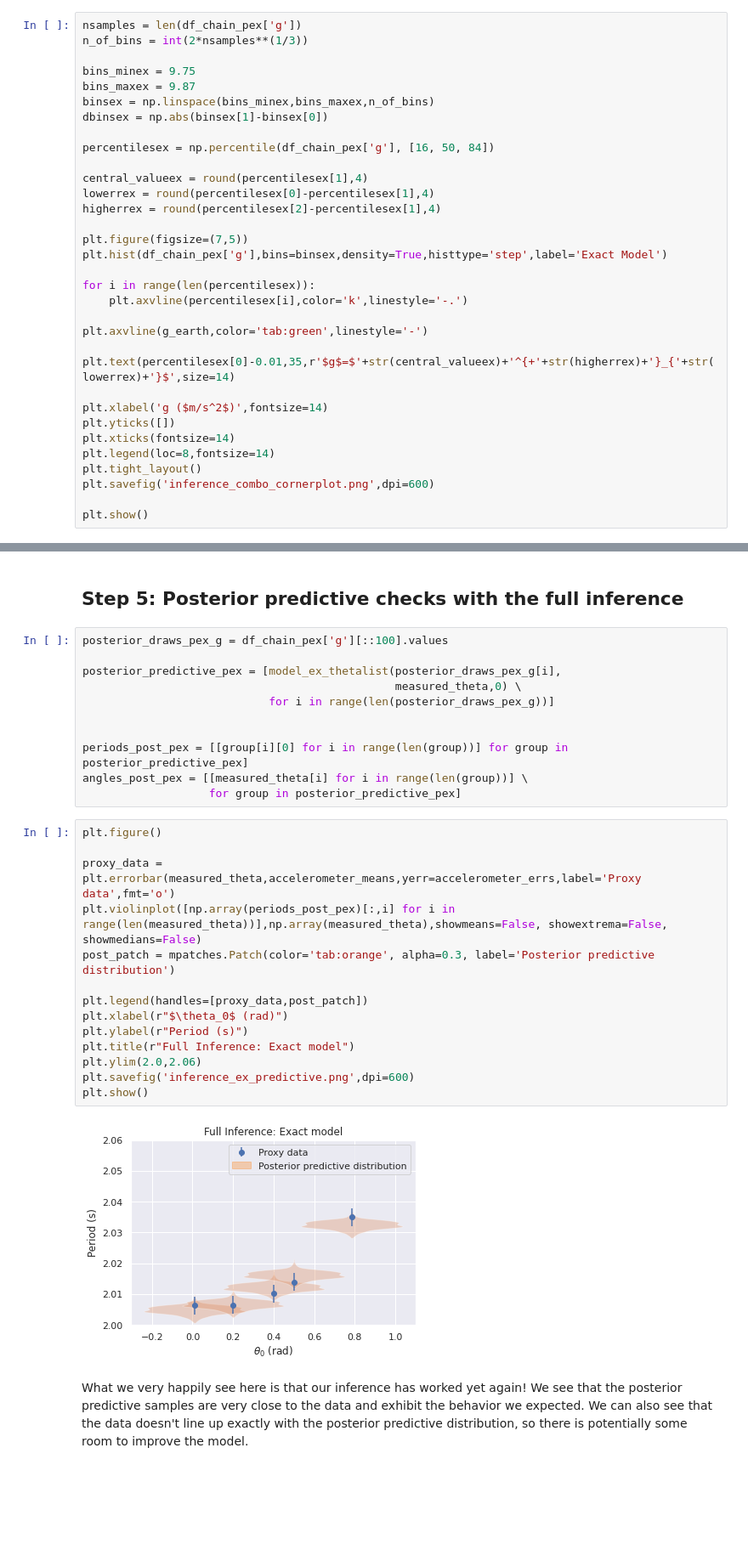
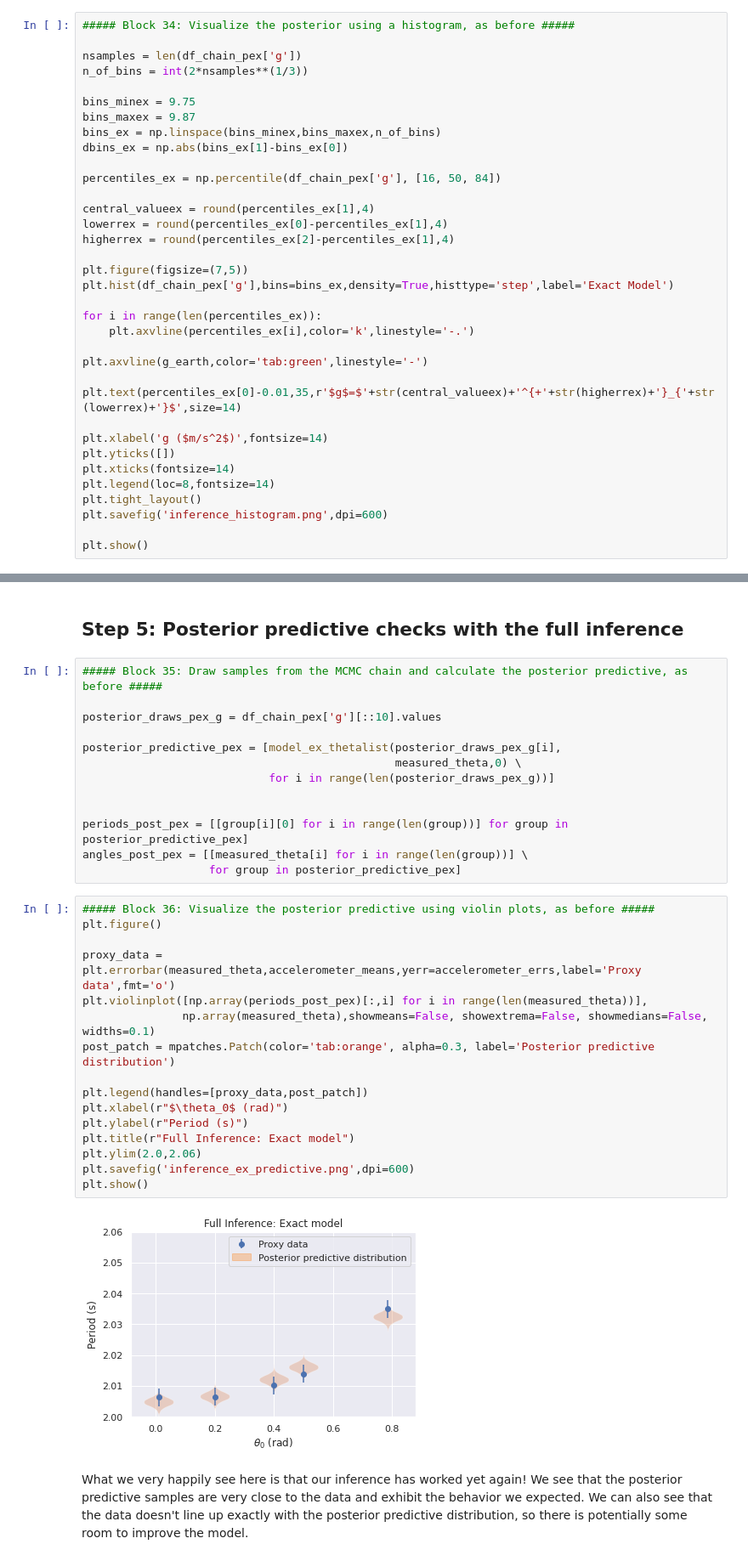
Before and after one commit to JETSCAPE/SummerSchool2021, a Jupyter notebook: Jul27_BayesianOverview/Bayesian-Inference-Pendulum.ipynb, the cells around one changed output, grey strips where cells are left out. Shown: that part at 85% size. Cells and saved outputs as stored; diff of their text form; blank space fills up the shorter version.

```diff
--- a/Jul27_BayesianOverview/Bayesian-Inference-Pendulum-Short-AnswerKey.ipynb
+++ b/Jul27_BayesianOverview/Bayesian-Inference-Pendulum.ipynb
@@ -1096,36 +1150,38 @@ plt.show()
 # %% [output]
 [figure]
 # %%
+##### Block 34: Visualize the posterior using a histogram, as before #####
+
 nsamples = len(df_chain_pex['g'])
 n_of_bins = int(2*nsamples**(1/3))
 
 bins_minex = 9.75
 bins_maxex = 9.87
-binsex = np.linspace(bins_minex,bins_maxex,n_of_bins)
-dbinsex = np.abs(binsex[1]-binsex[0])
+bins_ex = np.linspace(bins_minex,bins_maxex,n_of_bins)
+dbins_ex = np.abs(bins_ex[1]-bins_ex[0])
 
-percentilesex = np.percentile(df_chain_pex['g'], [16, 50, 84])
+percentiles_ex = np.percentile(df_chain_pex['g'], [16, 50, 84])
 
-central_valueex = round(percentilesex[1],4)
-lowerrex = round(percentilesex[0]-percentilesex[1],4)
-higherrex = round(percentilesex[2]-percentilesex[1],4)
+central_valueex = round(percentiles_ex[1],4)
+lowerrex = round(percentiles_ex[0]-percentiles_ex[1],4)
+higherrex = round(percentiles_ex[2]-percentiles_ex[1],4)
 
 plt.figure(figsize=(7,5))
-plt.hist(df_chain_pex['g'],bins=binsex,density=True,histtype='step',label='Exact Model')
+plt.hist(df_chain_pex['g'],bins=bins_ex,density=True,histtype='step',label='Exact Model')
 
-for i in range(len(percentilesex)):
-    plt.axvline(percentilesex[i],color='k',linestyle='-.')
+for i in range(len(percentiles_ex)):
+    plt.axvline(percentiles_ex[i],color='k',linestyle='-.')
 
 plt.axvline(g_earth,color='tab:green',linestyle='-')
 
-plt.text(percentilesex[0]-0.01,35,r'$g$=$'+str(central_valueex)+'^{+'+str(higherrex)+'}_{'+str(lowerrex)+'}$',size=14)
+plt.text(percentiles_ex[0]-0.01,35,r'$g$=$'+str(central_valueex)+'^{+'+str(higherrex)+'}_{'+str(lowerrex)+'}$',size=14)
 
 plt.xlabel('g ($m/s^2$)',fontsize=14)
 plt.yticks([])
 plt.xticks(fontsize=14)
 plt.legend(loc=8,fontsize=14)
 plt.tight_layout()
-plt.savefig('inference_combo_cornerplot.png',dpi=600)
+plt.savefig('inference_histogram.png',dpi=600)
 
 plt.show()
 # %% [output]
@@ -1133,7 +1189,9 @@ plt.show()
 # %% [markdown]
 ## Step 5: Posterior predictive checks with the full inference
 # %%
-posterior_draws_pex_g = df_chain_pex['g'][::100].values
+##### Block 35: Draw samples from the MCMC chain and calculate the posterior predictive, as before #####
+
+posterior_draws_pex_g = df_chain_pex['g'][::10].values
 
 posterior_predictive_pex = [model_ex_thetalist(posterior_draws_pex_g[i],
                                                measured_theta,0) \
@@ -1144,21 +1202,23 @@ periods_post_pex = [[group[i][0] for i in range(len(group))] for group in poster
 angles_post_pex = [[measured_theta[i] for i in range(len(group))] \
                    for group in posterior_predictive_pex]
 # %%
+##### Block 36: Visualize the posterior predictive using violin plots, as before #####
 plt.figure()
 
 proxy_data = plt.errorbar(measured_theta,accelerometer_means,yerr=accelerometer_errs,label='Proxy data',fmt='o')
-plt.violinplot([np.array(periods_post_pex)[:,i] for i in range(len(measured_theta))],np.array(measured_theta),showmeans=False, showextrema=False, showmedians=False)
+plt.violinplot([np.array(periods_post_pex)[:,i] for i in range(len(measured_theta))],
+               np.array(measured_theta),showmeans=False, showextrema=False, showmedians=False, widths=0.1)
 post_patch = mpatches.Patch(color='tab:orange', alpha=0.3, label='Posterior predictive distribution')
 
 plt.legend(handles=[proxy_data,post_patch])
 plt.xlabel(r"$\theta_0$ (rad)")
 plt.ylabel(r"Period (s)")
 plt.title(r"Full Inference: Exact model")
 plt.ylim(2.0,2.06)
 plt.savefig('inference_ex_predictive.png',dpi=600)
 plt.show()
 # %% [output]
-[figure, old version]
+[figure, new version]
 # %% [markdown]
 What we very happily see here is that our inference has worked yet again! We see that the posterior predictive samples are very close to the data and exhibit the behavior we expected. We can also see that the data doesn't line up exactly with the posterior predictive distribution, so there is potentially some room to improve the model.
 # %% [markdown]
```
Also changed, not shown: parts of 60 cells of this notebook, 1 other file.
